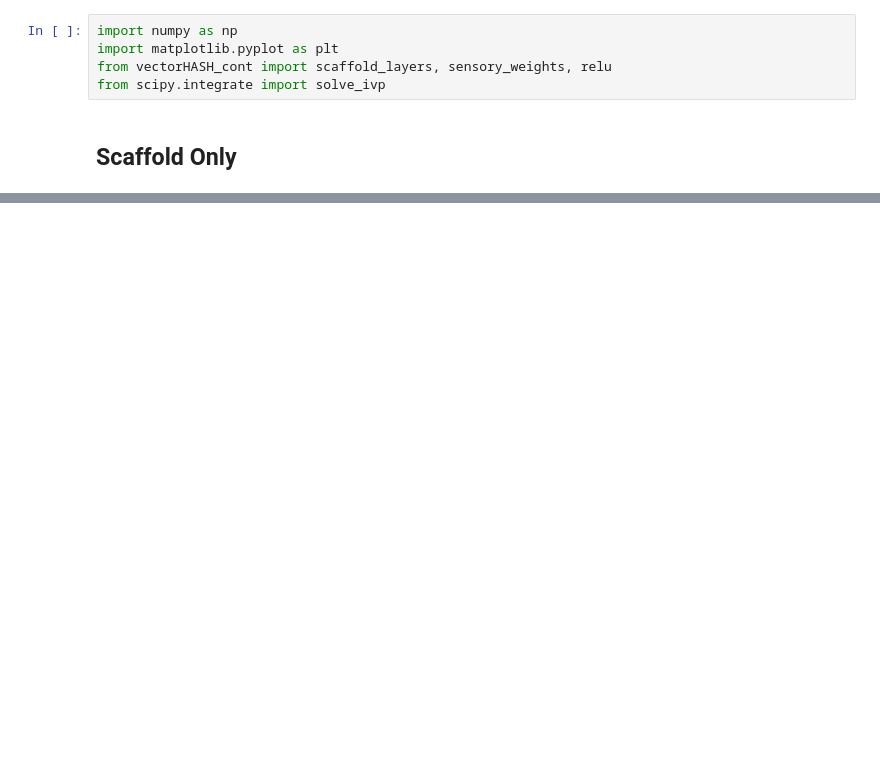
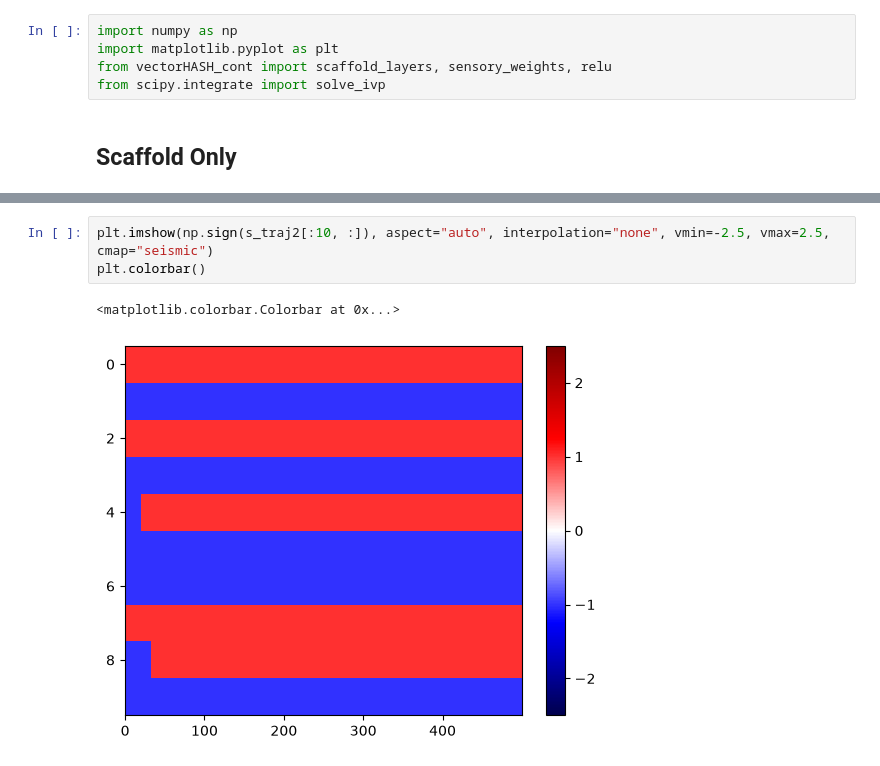
Before and after one commit to srujanakaluve/Master-s-Thesis-Projects, a Jupyter notebook: vectorHASH_cont.ipynb, the cells around one changed output, grey strips where cells are left out. Cells and saved outputs as stored; diff of their text form; blank space fills up the shorter version.

```diff
--- a/vectorHASH_cont.ipynb
+++ b/vectorHASH_cont.ipynb
@@ -295,0 +361,6 @@ True
+# %%
+plt.imshow(np.sign(s_traj2[:10, :]), aspect="auto", interpolation="none", vmin=-2.5, vmax=2.5, cmap="seismic")
+plt.colorbar()
+# %% [output]
+<matplotlib.colorbar.Colorbar at 0x...>
+[figure, added]
```
Also changed, not shown: parts of 12 cells of this notebook, 8 other files.
